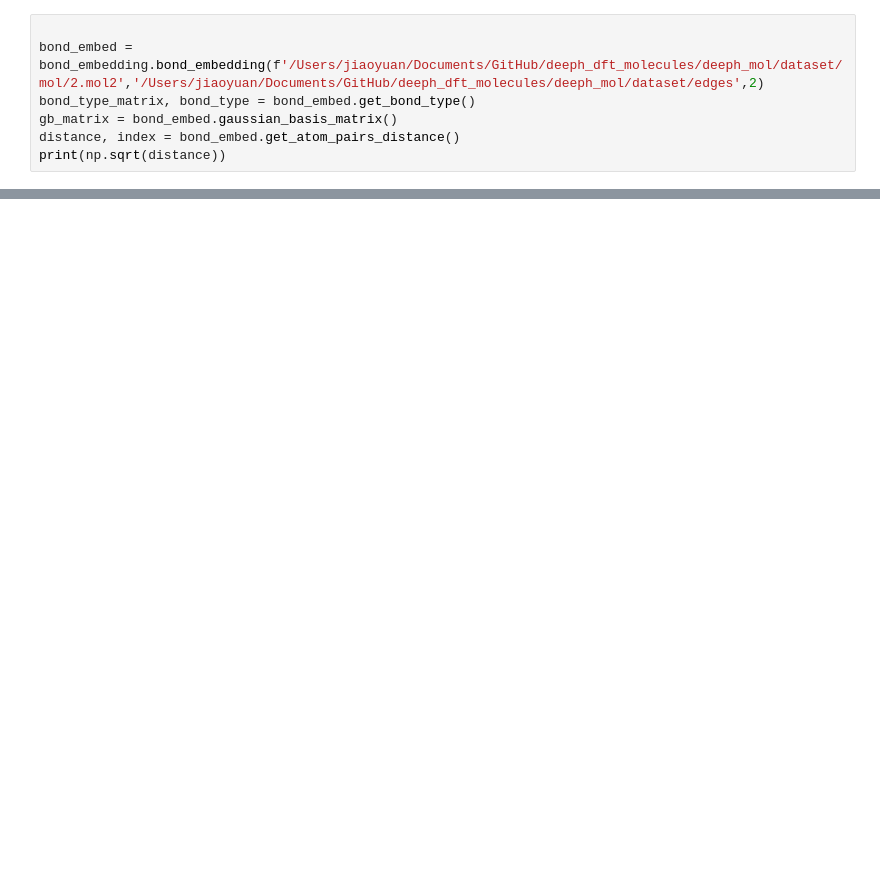
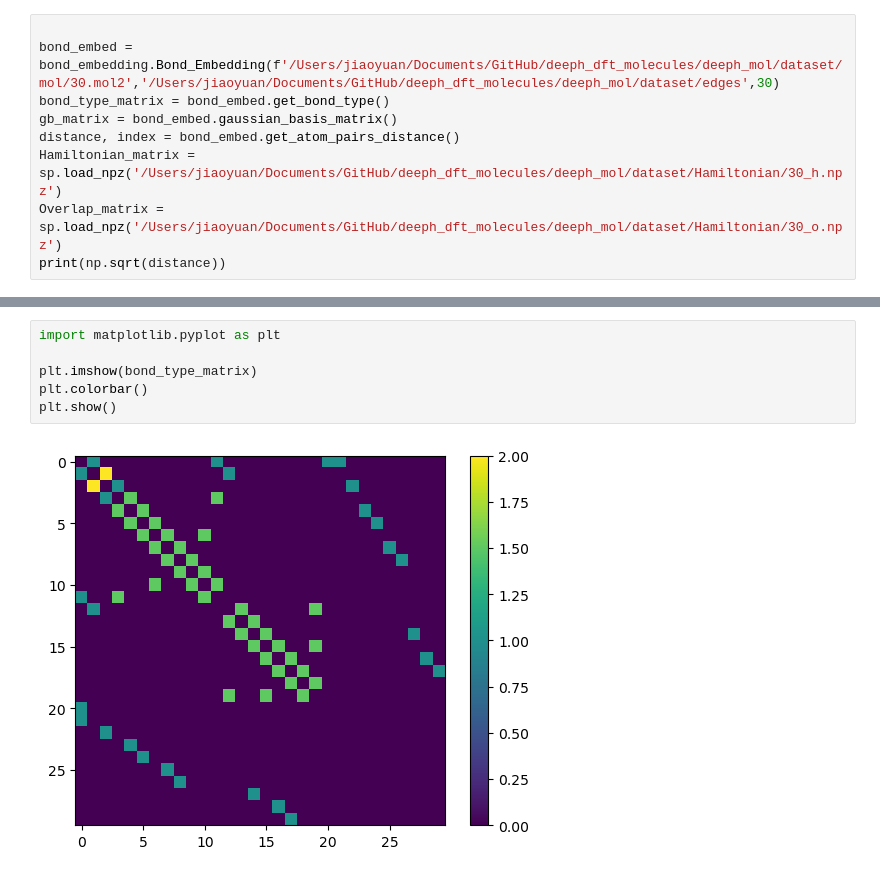
Before and after one commit to STOKES-DOT/deeph_mol, a Jupyter notebook: module_test.ipynb, the cells around one changed output, grey strips where cells are left out. Drawn from its saved outputs; the diff is of its cells as text; blank space fills up the shorter version.

```diff
--- a/module_test.ipynb
+++ b/module_test.ipynb
@@ -4,8 +6,10 @@ import numpy as np
 # %%
 
-bond_embed = bond_embedding.bond_embedding(f'/Users/jiaoyuan/Documents/GitHub/deeph_dft_molecules/deeph_mol/dataset/mol/2.mol2','/Users/jiaoyuan/Documents/GitHub/deeph_dft_molecules/deeph_mol/dataset/edges',2)
-bond_type_matrix, bond_type = bond_embed.get_bond_type()
+bond_embed = bond_embedding.Bond_Embedding(f'/Users/jiaoyuan/Documents/GitHub/deeph_dft_molecules/deeph_mol/dataset/mol/30.mol2','/Users/jiaoyuan/Documents/GitHub/deeph_dft_molecules/deeph_mol/dataset/edges',30)
+bond_type_matrix = bond_embed.get_bond_type()
 gb_matrix = bond_embed.gaussian_basis_matrix()
 distance, index = bond_embed.get_atom_pairs_distance()
+Hamiltonian_matrix = sp.load_npz('/Users/jiaoyuan/Documents/GitHub/deeph_dft_molecules/deeph_mol/dataset/Hamiltonian/30_h.npz')
+Overlap_matrix = sp.load_npz('/Users/jiaoyuan/Documents/GitHub/deeph_dft_molecules/deeph_mol/dataset/Hamiltonian/30_o.npz')
 print(np.sqrt(distance))
 # %% [output]
@@ -32,0 +53,8 @@ index
+# %%
+import matplotlib.pyplot as plt
+
+plt.imshow(bond_type_matrix)
+plt.colorbar()
+plt.show()
+# %% [output]
+[figure, added]
```
Also changed, not shown: parts of 7 cells of this notebook, 9 other files.
